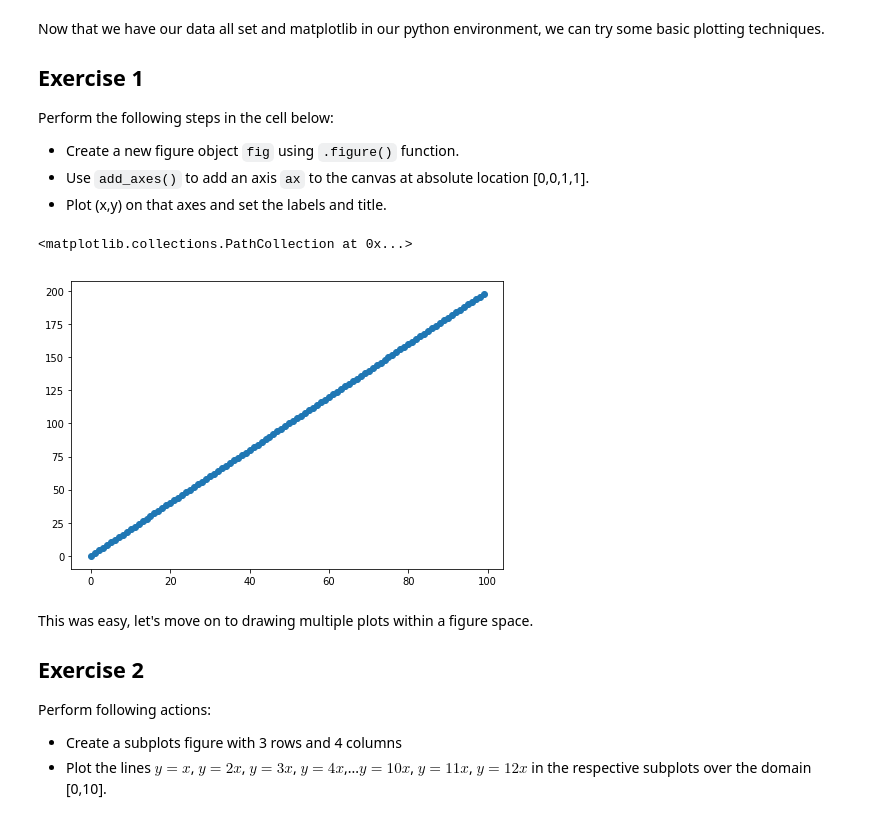
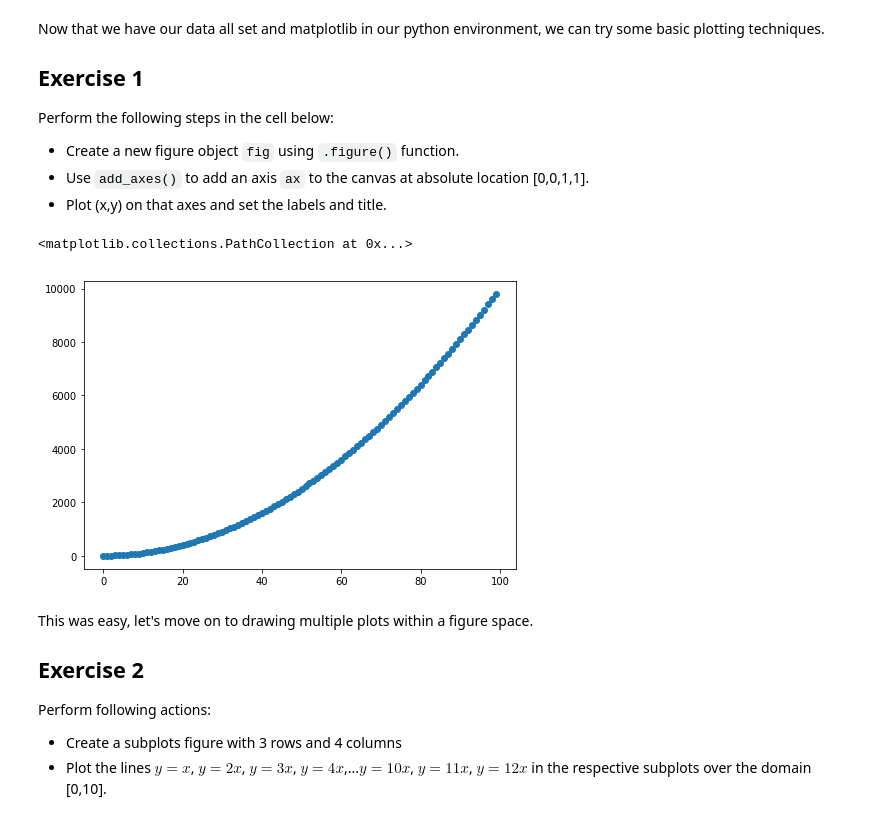
Before and after one commit to TimMango/dsc-more-practice-with-matplotlib-lab-dc-ds-career-042219, a Jupyter notebook: index.ipynb, the cells around one changed output. Drawn from its saved outputs; the diff is of its cells as text; code cells hidden in the pictures.

```diff
--- a/index.ipynb
+++ b/index.ipynb
@@ -63,10 +63,10 @@ Perform the following steps in the cell below:
 # %%
 fig = plt.figure()
 ax = fig.add_axes([0,0,1,1])
-plt.scatter(x,y)
+plt.scatter(x,z)
 # %% [output]
 <matplotlib.collections.PathCollection at 0x...>
-[figure, old version]
+[figure, new version]
 # %% [markdown]
 This was easy, let's move on to drawing multiple plots within a figure space.
 
```
